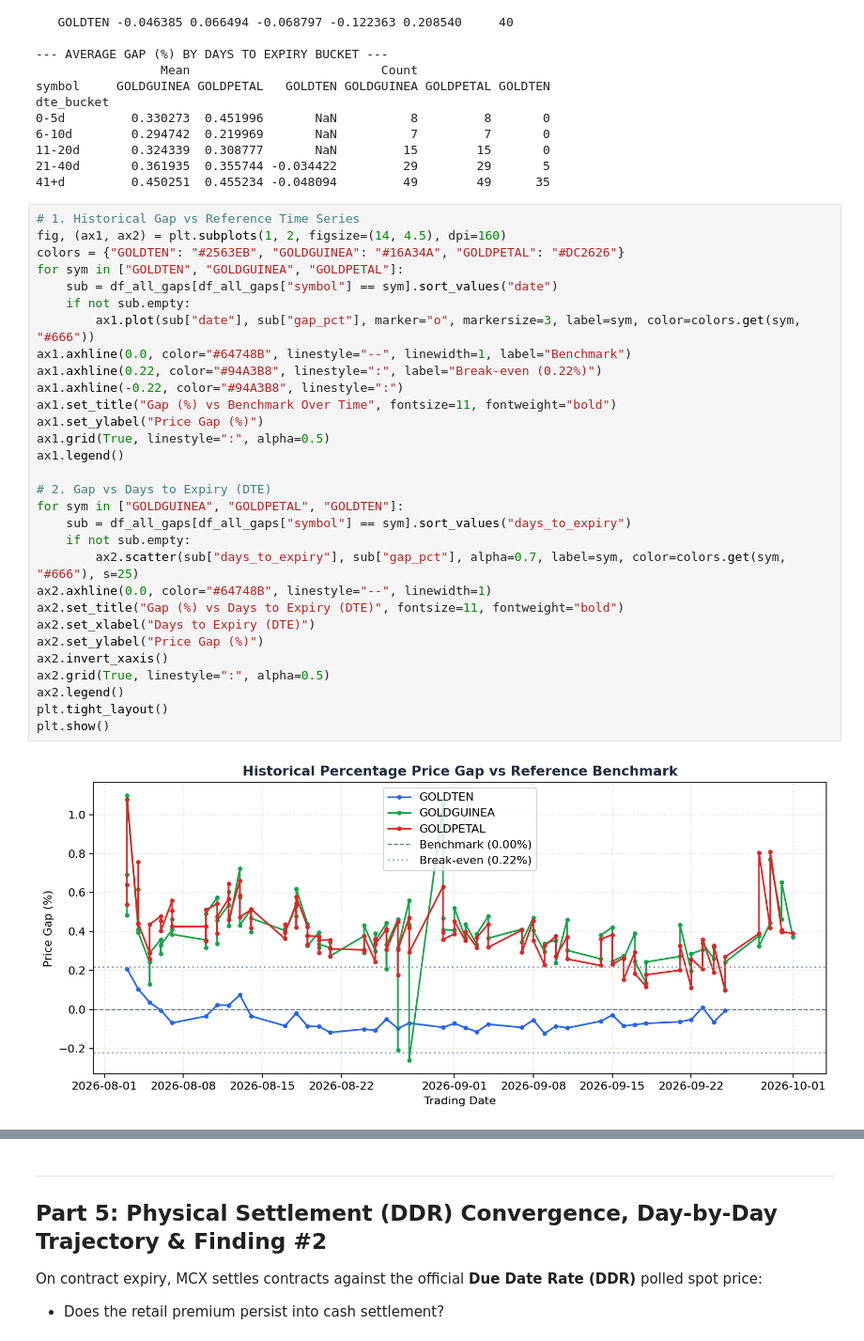
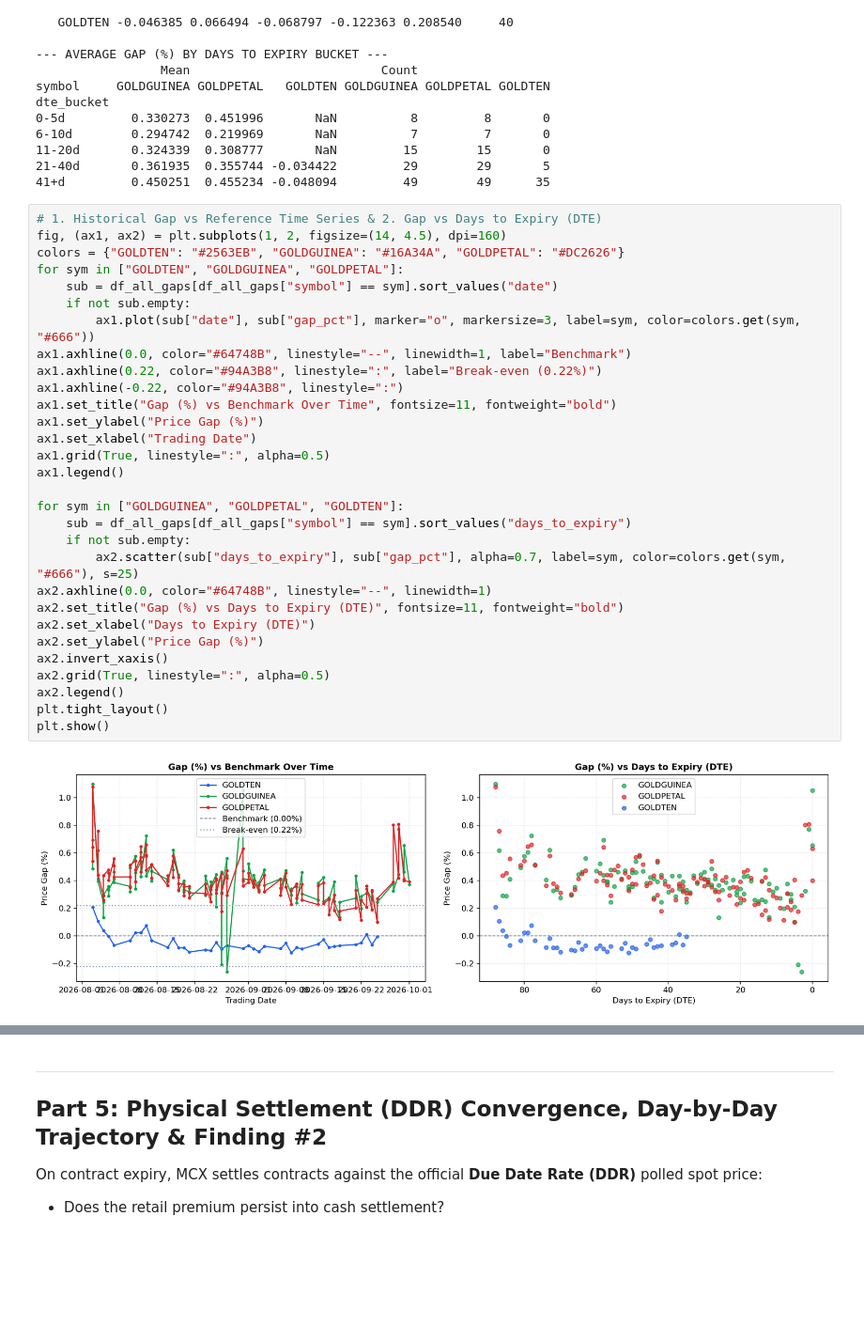
Before and after one commit to dhir-1/Mcx-gold-dhir, a Jupyter notebook: walkthrough.ipynb, the cells around one changed output, grey strips where cells are left out. Shown at 94% size. Saved outputs shown, nothing was run; the diff lists cells and outputs as text; blank space fills up the shorter version.

```diff
--- a/walkthrough.ipynb
+++ b/walkthrough.ipynb
@@ -197,34 +200,34 @@ dte_bucket
 21-40d       0.361935  0.355744 -0.034422         29        29       5
 41+d         0.450251  0.455234 -0.048094         49        49      35
 # %%
-# 1. Historical Gap vs Reference Time Series
+# 1. Historical Gap vs Reference Time Series & 2. Gap vs Days to Expiry (DTE)
 fig, (ax1, ax2) = plt.subplots(1, 2, figsize=(14, 4.5), dpi=160)
 colors = {"GOLDTEN": "#2563EB", "GOLDGUINEA": "#16A34A", "GOLDPETAL": "#DC2626"}
 for sym in ["GOLDTEN", "GOLDGUINEA", "GOLDPETAL"]:
     sub = df_all_gaps[df_all_gaps["symbol"] == sym].sort_values("date")
     if not sub.empty:
         ax1.plot(sub["date"], sub["gap_pct"], marker="o", markersize=3, label=sym, color=colors.get(sym, "#666"))
 ax1.axhline(0.0, color="#64748B", linestyle="--", linewidth=1, label="Benchmark")
 ax1.axhline(0.22, color="#94A3B8", linestyle=":", label="Break-even (0.22%)")
 ax1.axhline(-0.22, color="#94A3B8", linestyle=":")
 ax1.set_title("Gap (%) vs Benchmark Over Time", fontsize=11, fontweight="bold")
 ax1.set_ylabel("Price Gap (%)")
+ax1.set_xlabel("Trading Date")
 ax1.grid(True, linestyle=":", alpha=0.5)
 ax1.legend()
 
-# 2. Gap vs Days to Expiry (DTE)
 for sym in ["GOLDGUINEA", "GOLDPETAL", "GOLDTEN"]:
     sub = df_all_gaps[df_all_gaps["symbol"] == sym].sort_values("days_to_expiry")
     if not sub.empty:
         ax2.scatter(sub["days_to_expiry"], sub["gap_pct"], alpha=0.7, label=sym, color=colors.get(sym, "#666"), s=25)
 ax2.axhline(0.0, color="#64748B", linestyle="--", linewidth=1)
 ax2.set_title("Gap (%) vs Days to Expiry (DTE)", fontsize=11, fontweight="bold")
 ax2.set_xlabel("Days to Expiry (DTE)")
 ax2.set_ylabel("Price Gap (%)")
 ax2.invert_xaxis()
 ax2.grid(True, linestyle=":", alpha=0.5)
 ax2.legend()
 plt.tight_layout()
 plt.show()
 # %% [output]
-[figure, old version]
+[figure, new version]
```
Also changed, not shown: parts of 9 cells of this notebook, 2 other files.
